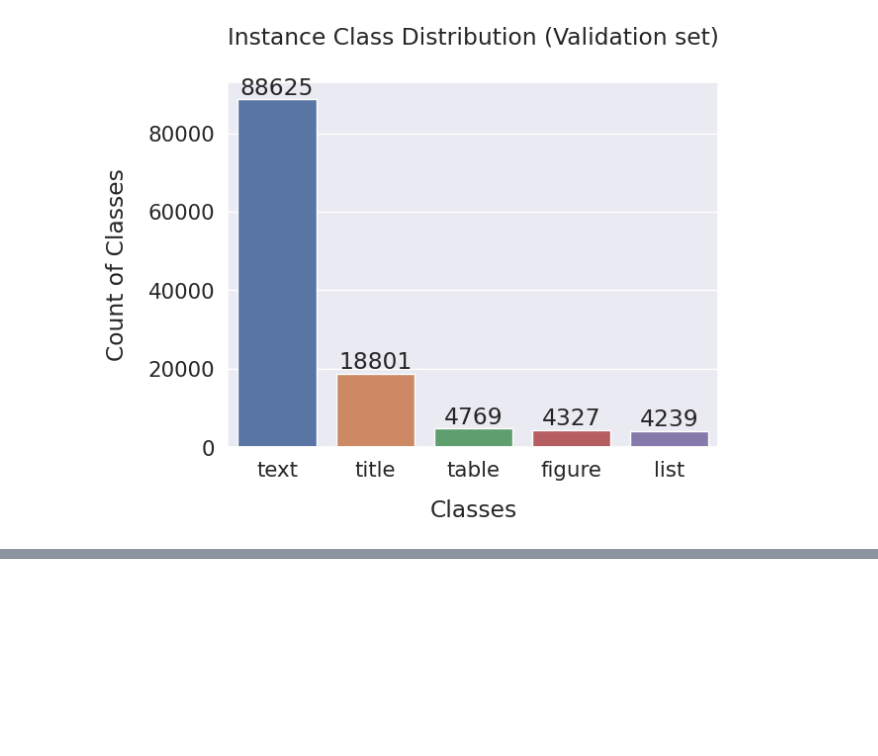
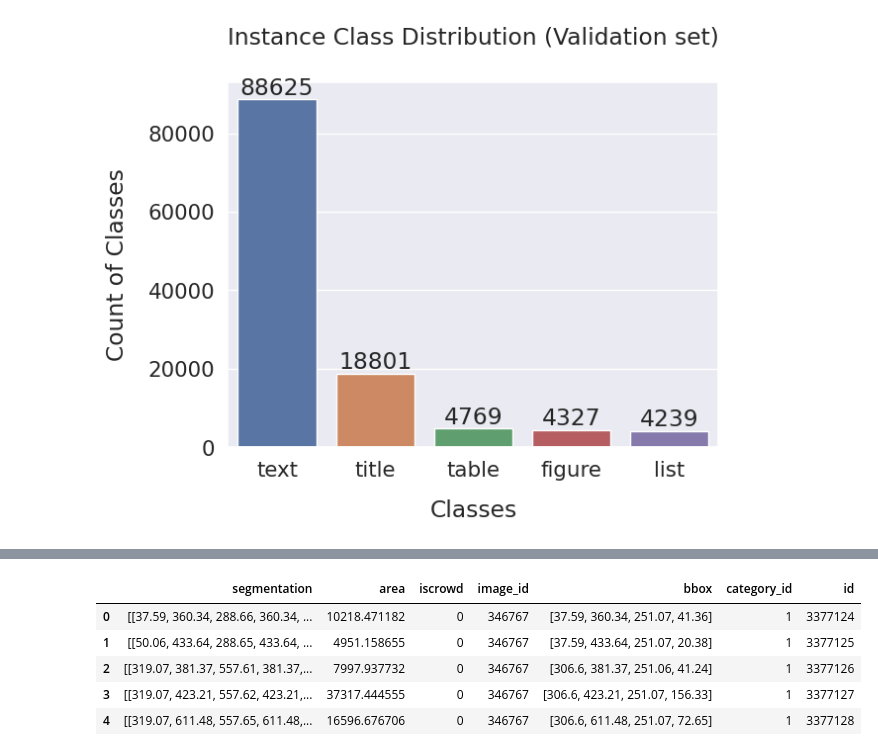
Before and after one commit to Abhishek92kumar/LJMU, a Jupyter notebook: exploring_PubLayNet_dataset.ipynb, the cells around one changed output, grey strips where cells are left out. Saved outputs shown, nothing was run; the diff lists cells and outputs as text; code cells hidden in the pictures; blank space fills up the shorter version.

```diff
--- a/exploring_PubLayNet_dataset.ipynb
+++ b/exploring_PubLayNet_dataset.ipynb
@@ -400,0 +428,40 @@ plt.show()
+# %%
+# Converting it to dataframe for better visualization of data
+import json
+# f = open('/content/publaynet/train.json',)
+# f = open('/content/publaynet/val.json',)
+
+f = open('examples/samples.json',)
+
+# thing_classes  = []
+# category_name_to_id = {}
+# id_to_category_name ={}
+# data_annotations=[]
+dict = json.load(f)
+# for i in data['categories']:
+#     thing_classes.append(i['name'])
+#     print(i)
+    # category_name_to_id[i['name']]=i['id']
+    # id_to_category_name.append(i['id'])
+    # id_to_category_name[i['id']= i['name']]
+f.close()
+
+
+from pandas import json_normalize
+df = json_normalize(dict['annotations'])
+
+# Convert JSON to DataFrame Using read_json()
+# df2 = pd.read_json(jsonStr, orient ='index')
+
+# Use pandas.DataFrame.from_dict() to Convert JSON to DataFrame
+# dict= json.loads(data)
+# df2 = pd.DataFrame.from_dict(dict, orient="index")
+# %%
+df.head()
+# %% [output]
+|  | segmentation | area | iscrowd | image_id | bbox | category_id | id |
+| 0 | [[37.59, 360.34, 288.66, 360.34, ... | 10218.471182 | 0 | 346767 | [37.59, 360.34, 251.07, 41.36] | 1 | 3377124 |
+| 1 | [[50.06, 433.64, 288.65, 433.64, ... | 4951.158655 | 0 | 346767 | [37.59, 433.64, 251.07, 20.38] | 1 | 3377125 |
+| 2 | [[319.07, 381.37, 557.61, 381.37,... | 7997.937732 | 0 | 346767 | [306.6, 381.37, 251.06, 41.24] | 1 | 3377126 |
+| 3 | [[319.07, 423.21, 557.62, 423.21,... | 37317.444555 | 0 | 346767 | [306.6, 423.21, 251.07, 156.33] | 1 | 3377127 |
+| 4 | [[319.07, 611.48, 557.65, 611.48,... | 16596.676706 | 0 | 346767 | [306.6, 611.48, 251.07, 72.65] | 1 | 3377128 |
```
Also changed, not shown: parts of 19 cells of this notebook.
